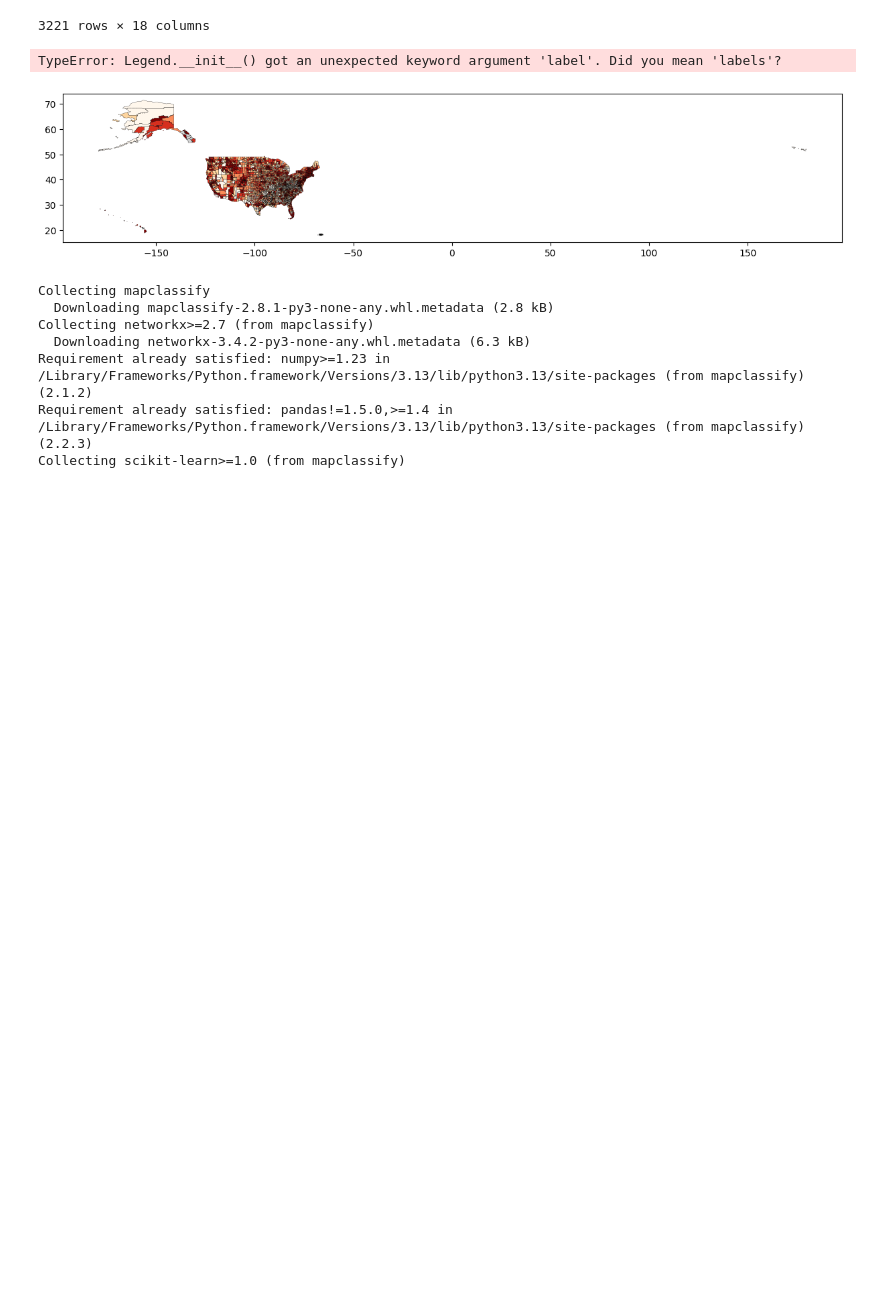
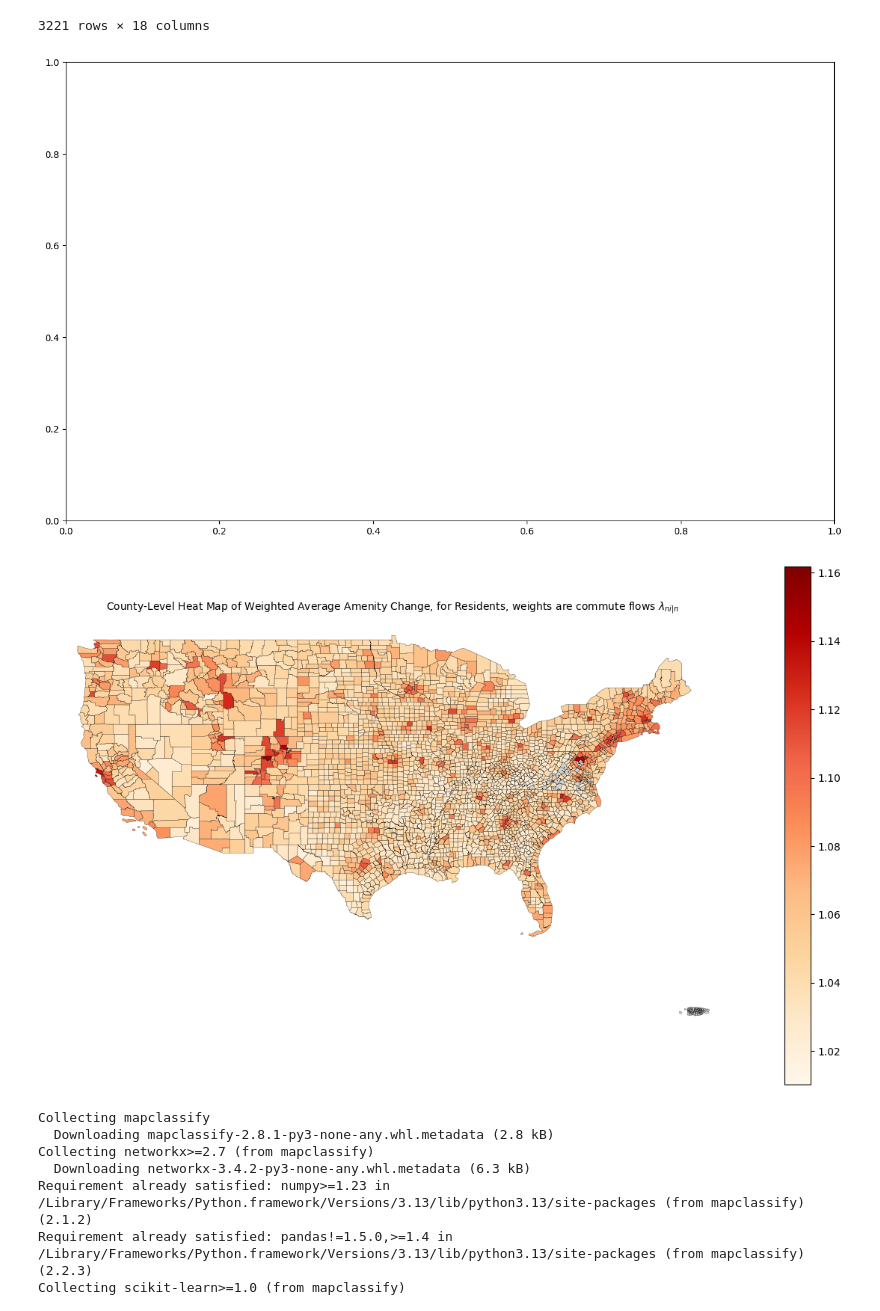
Before and after one commit to jeffreyohlecon/Spatial, a Jupyter notebook: code/SolvingA_ipython.ipynb, the cells around one changed output. Saved outputs shown, nothing was run; the diff lists cells and outputs as text; code cells hidden in the pictures; blank space fills up the shorter version.

```diff
--- a/code/SolvingA_ipython.ipynb
+++ b/code/SolvingA_ipython.ipynb
@@ -903,34 +907,28 @@ plot_title = "County-Level Heat Map of Weighted Average Amenity Change, for Resi
 # %%
 import mapclassify
 fig, ax = plt.subplots(1, 1, figsize=(15, 9))
 
-df_map.plot(
+# Exclude AK (02) and HI (15):
+lower48 = df_map[~df_map["STATEFP10"].isin(["02", "15"])]
+
+fig, ax = plt.subplots(1, 1, figsize=(15, 9))
+lower48.plot(
     column="score",
     ax=ax,
-    cmap="OrRd",                      # A readable red-scale colormap
-    scheme="Quantiles",               # Classify into quantiles
-    k=5,                              # e.g. 5 quantile bins
-    edgecolor="black",                # Make county borders more visible
+    cmap="OrRd",
+    edgecolor="black",
     linewidth=0.2,
-    legend=False,
-    #legend_kwds={
-    #    "label": "Normalized Dot Product",  # Label for the colorbar
-    #    "orientation": "vertical",
-    #    "fmt": "{:.2f}"               # If you want to format the tick labels
-    #},
-    missing_kwds={"color": "lightgrey"}  # For any missing counties
+    legend=True,
+    missing_kwds={"color": "lightgrey"}
 )
-
-ax.set_title(plot_title, fontsize=16)
+ax.set_title(plot_title, fontsize=10)
 ax.axis("off")
 
-# Save the figure (optional)
 plt.savefig("../output/shocks_by_residence.png", dpi=300, bbox_inches="tight")
-
 plt.show()
 # %% [output]
-TypeError: Legend.__init__() got an unexpected keyword argument 'label'. Did you mean 'labels'?
-[figure, old version]
+[figure, new version]
+[figure, added]
 # %%
 %pip install mapclassify
 # %% [output]
```
Also changed, not shown: parts of 2 cells of this notebook, 4 other files.
